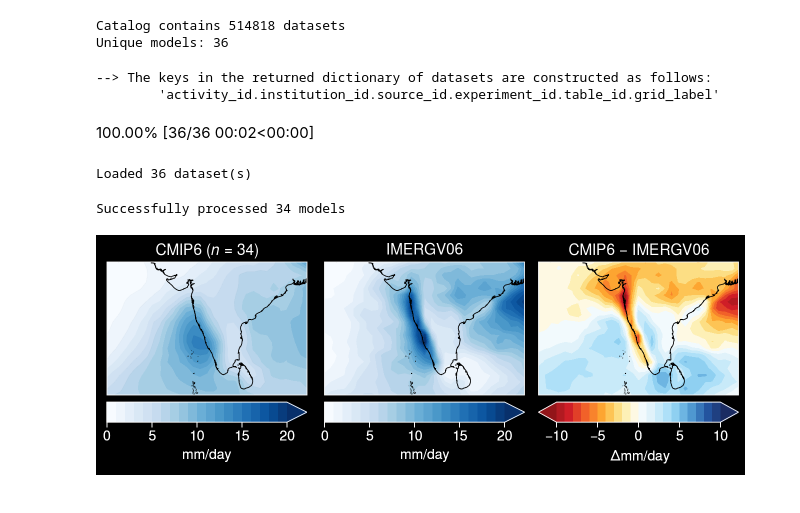
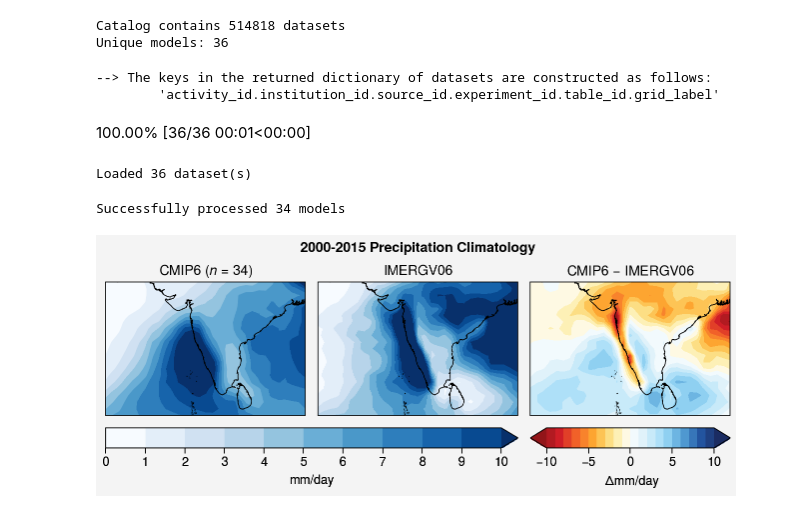
Before and after one commit to savannahferretti/monsoon-kernels, a Jupyter notebook: notebooks/climo.ipynb, the cells around one changed output. Cells and saved outputs as stored; diff of their text form; code cells hidden in the pictures.

Commit message:
Updates to plotting'

```diff
--- a/notebooks/climo.ipynb
+++ b/notebooks/climo.ipynb
@@ -27,13 +15,12 @@ pplt.rc.update({
 # %%
-DATADIR = Path('../data')
-RAWDIR  = DATADIR/'raw'
-FIGDIR  = Path('../figs')
-
-latrange = (5.0,25.0)
-lonrange = (60.0,90.0)
-years    = list(range(2000,2011))
-months   = [6,7,8]
+with open('/global/cfs/cdirs/m4334/sferrett/monsoon-kernels/scripts/configs.json','r',encoding='utf-8') as f:
+    CONFIGS = json.load(f)
+RAWDIR   = CONFIGS['filepaths']['raw']
+LATRANGE = CONFIGS['domain']['latrange']
+LONRANGE = CONFIGS['domain']['lonrange']
+YEARS    = CONFIGS['domain']['years'][:-5]
+MONTHS   = CONFIGS['domain']['months']
 # %%
-targetlats = np.arange(latrange[0],latrange[1]+1.0,1.0)
-targetlons = np.arange(lonrange[0],lonrange[1]+1.0,1.0)
+targetlats = np.arange(LATRANGE[0],LATRANGE[1]+1.0,1.0)
+targetlons = np.arange(LONRANGE[0],LONRANGE[1]+1.0,1.0)
 targetgrid = xr.Dataset({'lat':(['lat'],targetlats),'lon':(['lon'],targetlons)})
@@ -43,6 +27,6 @@ imerg     = xr.open_dataset(imergfile).pr
 # %%
-imerg = imerg.sel(time=imerg.time.dt.year.isin(years))
-
+imerg = xr.open_dataset(f'{RAWDIR}/IMERG_V06_precipitation_rate.nc').pr
+imerg = imerg.sel(time=imerg.time.dt.year.isin(YEARS))
 regridder = xe.Regridder(imerg,targetgrid,method='conservative')
 imerg     = regridder(imerg)
 imergclim = imerg.groupby('time.year').mean('time').mean('year')*24
@@ -72,23 +56,22 @@ print(f'Loaded {len(dsdict)} dataset(s)')
 # %% [output]
 --> The keys in the returned dictionary of datasets are constructed as follows:
         'activity_id.institution_id.source_id.experiment_id.table_id.grid_label'
-100.00% [36/36 00:02<00:00]
+100.00% [36/36 00:01<00:00]
 Loaded 36 dataset(s)
 # %%
 cmip6 = []
 for key,ds in dsdict.items():
     try:
         pr = ds.pr*3600
-        pr = pr.sel(time=pr.time.dt.year.isin(years))
-        pr = pr.sel(time=pr.time.dt.month.isin(months))
-        pr = pr.sel(lat=slice(latrange[0]-3,latrange[1]+3),lon=slice(lonrange[0]-3,lonrange[1]+3))
+        pr = pr.sel(time=pr.time.dt.year.isin(YEARS))
+        pr = pr.sel(time=pr.time.dt.month.isin(MONTHS))
+        pr = pr.sel(lat=slice(LATRANGE[0]-3,LATRANGE[1]+3),lon=slice(LONRANGE[0]-3,LONRANGE[1]+3))
         regridder = xe.Regridder(pr,targetgrid,method='conservative')
         pr     = regridder(pr)
         prclim = pr.groupby('time.year').mean('time').mean('year')*24
         cmip6.append(prclim)
     except Exception as e:
         continue
-
 print(f'\nSuccessfully processed {len(cmip6)} models')
 # %% [output]
 Successfully processed 34 models
@@ -99,21 +82,19 @@ cmip6std   = cmip6stack.std('model')
 bias       = cmip6mean-imergclim
 # %%
 fig,axs = pplt.subplots(nrows=1,ncols=3,refwidth=2,proj='cyl')
-axs.format(suptitlecolor='white',coast=True,latlim=latrange,lonlim=lonrange,grid=False)
+axs.format(suptitle='2000-2015 Precipitation Climatology',coast=True,latlim=LATRANGE,lonlim=LONRANGE,grid=False)
 
-m1 = axs[0].contourf(cmip6mean,cmap='Blues',vmin=0,vmax=20,levels=21,extend='max')
+m1 = axs[0].contourf(cmip6mean,cmap='Blues',vmin=0,vmax=10,levels=11,extend='max')
 axs[0].format(title=r'CMIP6 ($\mathit{n}$ = 34)')
-axs[0].colorbar(m2,loc='b',label='mm/day')
 
-m2 = axs[1].contourf(imergclim,cmap='Blues',vmin=0,vmax=20,levels=21,extend='max')
+m2 = axs[1].contourf(imergclim,cmap='Blues',vmin=0,vmax=10,levels=11,extend='max')
 axs[1].format(title='IMERGV06')
-axs[1].colorbar(m1,loc='b',label='mm/day')
+fig.colorbar(m2,cols=(1,2),loc='b',label='mm/day')
 
 m3 = axs[2].contourf(bias,cmap='ColdHot_r',vmin=-10,vmax=10,levels=21,extend='both')
 axs[2].format(title='CMIP6 $-$ IMERGV06')
-axs[2].colorbar(m3,loc='b',ticks=5,label=' $\Delta$mm/day')
+fig.colorbar(m3,cols=3,loc='b',ticks=5,label=' $\Delta$mm/day')
 
-fig.save(FIGDIR/'agu_cmip6.jpg',bbox_inches='tight')
 pplt.show()
 # %% [output]
-[figure, old version]
+[figure, new version]
```
Also changed, not shown: parts of 2 cells of this notebook, 3 other files.
